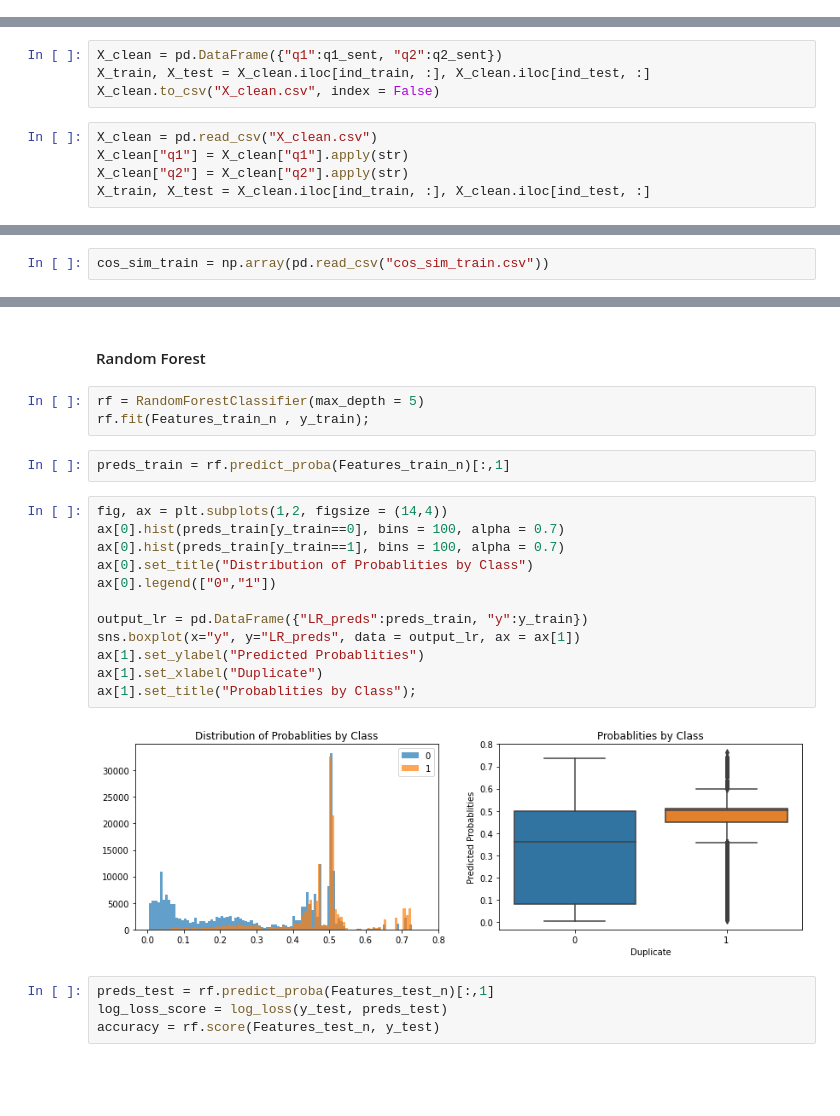
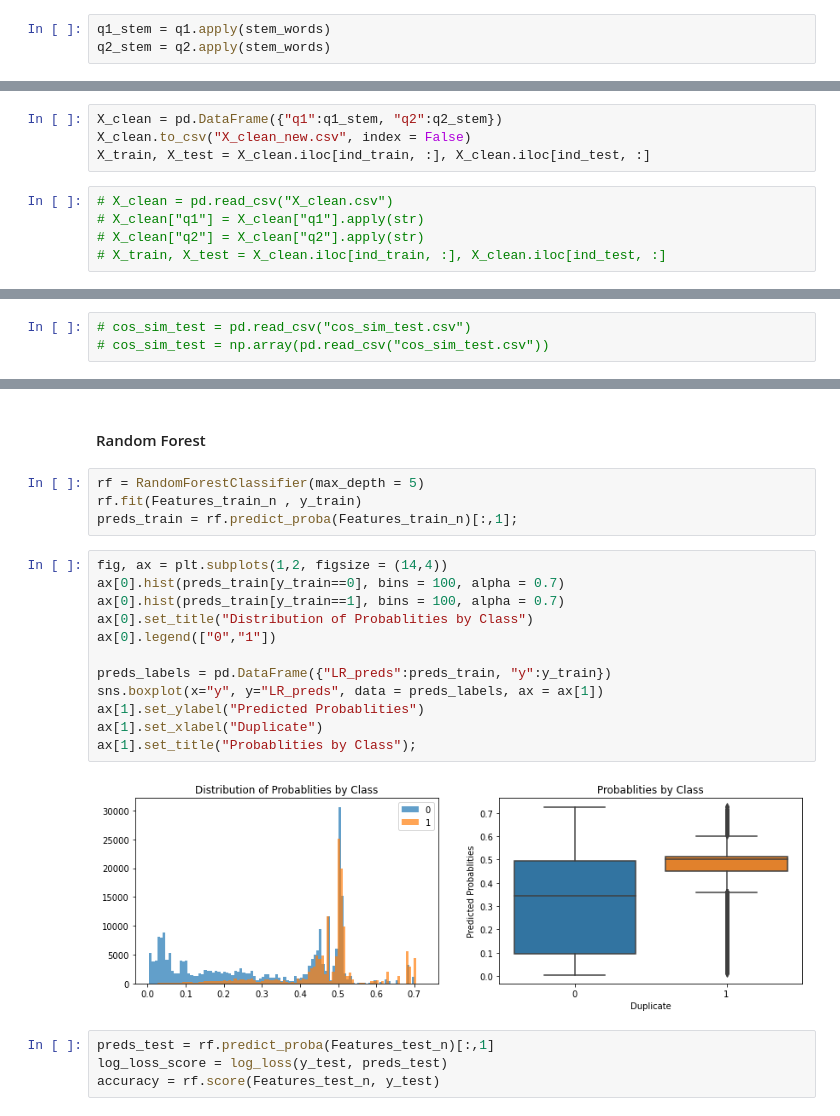
Before and after one commit to Onk24/Quora_Question_Pairs, a Jupyter notebook: Quora_Question_Pairs.ipynb, the cells around one changed output, grey strips where cells are left out. Cells and saved outputs as stored; diff of their text form; blank space fills up the shorter version.

```diff
--- a/Quora_Question_Pairs.ipynb
+++ b/Quora_Question_Pairs.ipynb
@@ -149,0 +203,3 @@ q2_sent = q2_lem.apply(" ".join)
+# %%
+q1_stem = q1.apply(stem_words)
+q2_stem = q2.apply(stem_words)
@@ -151,12 +211,12 @@ q2_sent = q2_lem.apply(" ".join)
 RANDOM_STATE = 24
 ind_train , ind_test, y_train, y_test = train_test_split(np.arange(0,train_df.shape[0]), train_df["is_duplicate"], train_size = 0.95, stratify = train_df["is_duplicate"], random_state = RANDOM_STATE)
 # %%
-X_clean = pd.DataFrame({"q1":q1_sent, "q2":q2_sent})
+X_clean = pd.DataFrame({"q1":q1_stem, "q2":q2_stem})
+X_clean.to_csv("X_clean_new.csv", index = False)
 X_train, X_test = X_clean.iloc[ind_train, :], X_clean.iloc[ind_test, :]
-X_clean.to_csv("X_clean.csv", index = False)
 # %%
-X_clean = pd.read_csv("X_clean.csv")
-X_clean["q1"] = X_clean["q1"].apply(str)
-X_clean["q2"] = X_clean["q2"].apply(str)
-X_train, X_test = X_clean.iloc[ind_train, :], X_clean.iloc[ind_test, :]
+# X_clean = pd.read_csv("X_clean.csv")
+# X_clean["q1"] = X_clean["q1"].apply(str)
+# X_clean["q2"] = X_clean["q2"].apply(str)
+# X_train, X_test = X_clean.iloc[ind_train, :], X_clean.iloc[ind_test, :]
 # %% [markdown]
@@ -199,2 +263,3 @@ pd.DataFrame({"cos_sim":list(cos_sim_train[:,0])}).to_csv("cos_sim_train.csv", i
 # %%
-cos_sim_train = np.array(pd.read_csv("cos_sim_train.csv"))
+# cos_sim_test = pd.read_csv("cos_sim_test.csv")
+# cos_sim_test = np.array(pd.read_csv("cos_sim_test.csv"))
@@ -270,23 +328,22 @@ Summary_CS
 #### Random Forest
 # %%
 rf = RandomForestClassifier(max_depth = 5)
-rf.fit(Features_train_n , y_train);
+rf.fit(Features_train_n , y_train)
+preds_train = rf.predict_proba(Features_train_n)[:,1];
-# %%
-preds_train = rf.predict_proba(Features_train_n)[:,1]
 # %%
 fig, ax = plt.subplots(1,2, figsize = (14,4))
 ax[0].hist(preds_train[y_train==0], bins = 100, alpha = 0.7)
 ax[0].hist(preds_train[y_train==1], bins = 100, alpha = 0.7)
 ax[0].set_title("Distribution of Probablities by Class")
 ax[0].legend(["0","1"])
 
-output_lr = pd.DataFrame({"LR_preds":preds_train, "y":y_train})
-sns.boxplot(x="y", y="LR_preds", data = output_lr, ax = ax[1])
+preds_labels = pd.DataFrame({"LR_preds":preds_train, "y":y_train})
+sns.boxplot(x="y", y="LR_preds", data = preds_labels, ax = ax[1])
 ax[1].set_ylabel("Predicted Probablities")
 ax[1].set_xlabel("Duplicate")
 ax[1].set_title("Probablities by Class");
 # %% [output]
-[figure, old version]
+[figure, new version]
 # %%
 preds_test = rf.predict_proba(Features_test_n)[:,1]
 log_loss_score = log_loss(y_test, preds_test)
```
Also changed, not shown: parts of 135 cells of this notebook.
